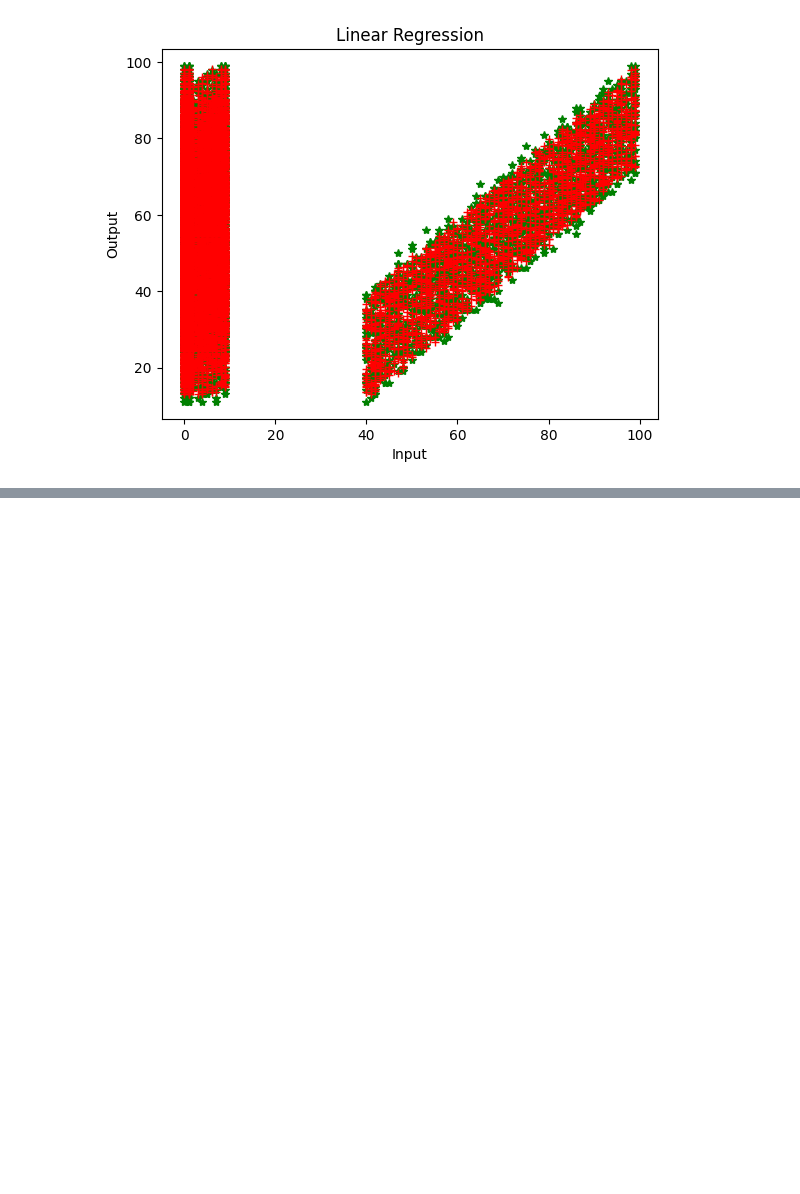
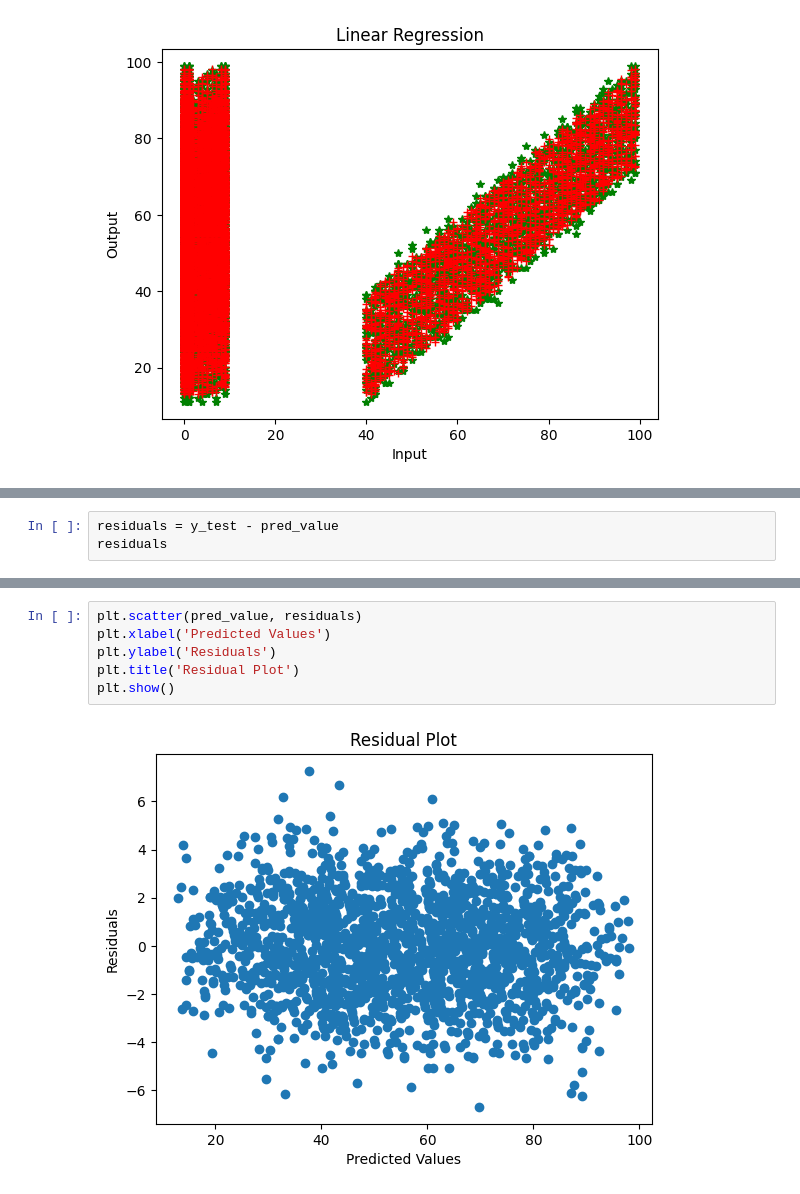
Before and after one commit to Harsha-Gobinath/Data_Science, a Jupyter notebook: multiple_LR.ipynb, the cells around one changed output, grey strips where cells are left out. Cells and saved outputs as stored; diff of their text form; blank space fills up the shorter version.

```diff
--- a/multiple_LR.ipynb
+++ b/multiple_LR.ipynb
@@ -165,0 +192,3 @@ plt.show()
+# %%
+residuals = y_test - pred_value
+residuals
@@ -165,0 +208,8 @@ plt.show()
+# %%
+plt.scatter(pred_value, residuals)
+plt.xlabel('Predicted Values')
+plt.ylabel('Residuals')
+plt.title('Residual Plot')
+plt.show()
+# %% [output]
+[figure, added]
```
Also changed, not shown: parts of 7 cells of this notebook.
